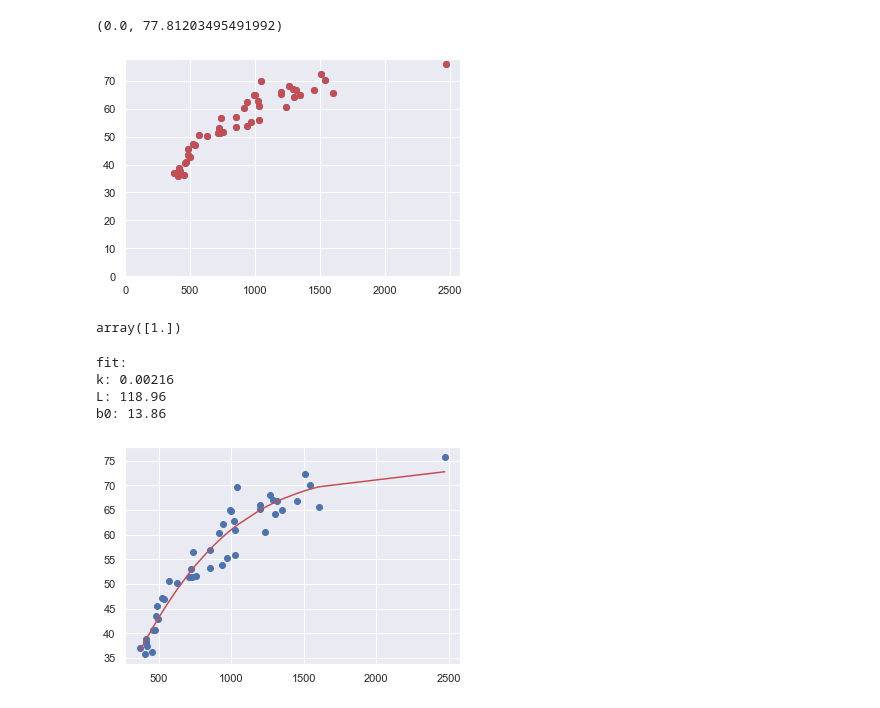
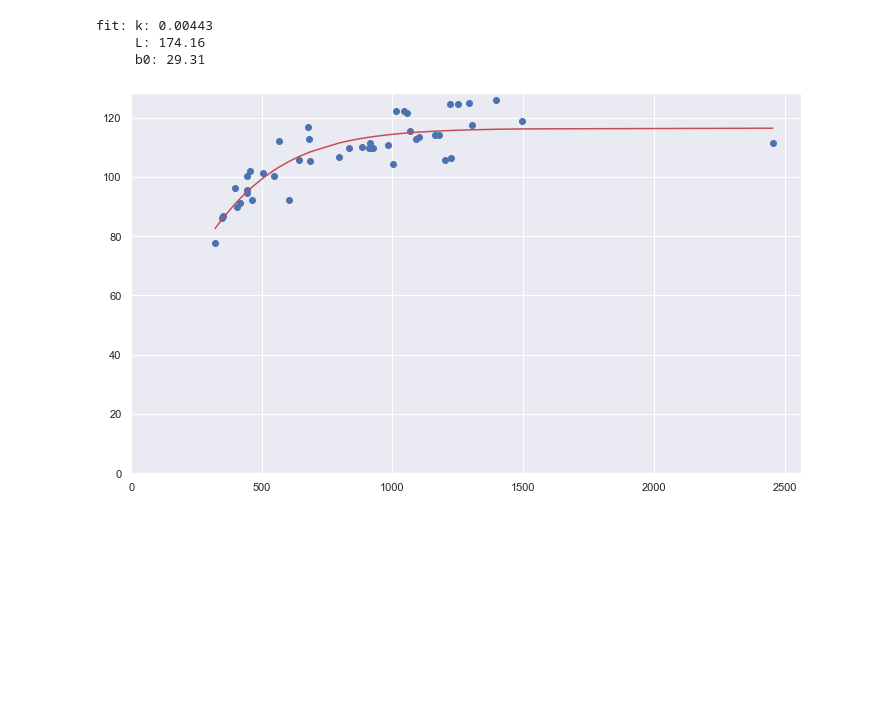
Before and after one commit to samuelshoun/hz_EUR_estimation, a Jupyter notebook: regression.ipynb, the cells around one changed output. Cells and saved outputs as stored; diff of their text form; code cells hidden in the pictures; blank space fills up the shorter version.

Commit message:
add log cost function, separate RFR nb, add markup

```diff
--- a/regression.ipynb
+++ b/regression.ipynb
@@ -94,0 +99,18 @@ plt.ylim(0,5)
+# %%
+k = 0.0025 # sigmoid exponent
+L = 120    # sigmoid asymptote
+b0 = 60    # sigmoid intercept
+
+# population function
+# this is out underlying (synthetic) EUR/ft relationship
+def mod_sig(spacing, k, L, b0):
+    return L / (1 + np.exp(-k * (spacing - 0))) - L/2 + b0
+
+# We expect error in EUR/ft to be lognormally distributed for a given state of
+# the determinants we examine. So we define a cost function that allows the curve_fit
+# algorithm to measure error against the log of EUR/ft, while still allowing us to
+# choose constraints for the algorithm which fit our intuitive understanding (linear
+# space) of the reservoir & the data.
+
+def cost(spacing, k, L, b0):
+    return np.log(mod_sig(spacing, k, L, b0))
@@ -94,0 +119,11 @@ plt.ylim(0,5)
+# %%
+df['eur_per_ft'] = df.apply(lambda x: mod_sig(x['spacing'], k, L, b0), axis=1)
+df['eur_per_ft'] = (1 - ((df['compl_sd_conc'] - 40) / 40) * (.08/.25)) * df['eur_per_ft']
+
+eur_noise = np.random.lognormal(sigma=np.std(df['eur_per_ft']) / 10, size=len(df))
+
+df['eur_per_ft'] = df['eur_per_ft'] + eur_noise
+
+df = df.sort_values('spacing')
+
+df
@@ -168,13 +155,0 @@ df_compare
-# %%
-plt.scatter(x=df_compare['spacing'], y=df_compare['eur_per_ft'])
-plt.scatter(df_compare['spacing'], df_compare['pred'], c='r')
-
-plt.xlim(0,)
-plt.ylim(0,)
-# %% [output]
-(0.0, 77.81203495491992)
-[figure, removed]
-# %%
-regr.feature_importances_
-# %% [output]
-array([1.])
@@ -183,16 +156,19 @@ from scipy.optimize import curve_fit
 # %%
-popt, _ = curve_fit(mod_sig, df['spacing'].values, df['eur_per_ft'].values,
-                   bounds=([0, 70, 0], [.1, 200, 35]))
+y = np.array(df['eur_per_ft'].values)
+x = df['spacing'].values
 
-popt
+popt, _ = curve_fit(cost, x, np.log(y),
+                   bounds=([0, 70, 0], [.1, 200, 100]))
 
-plt.scatter(x=df['spacing'], y=df['eur_per_ft'])
-plt.plot(df['spacing'], mod_sig(df['spacing'], *popt), color='r')
+plt.scatter(x=x, y=y)
+plt.plot(x, mod_sig(x, *popt), color='r')
 
-print('fit: \nk: %1.5f \nL: %1.2f \nb0: %1.2f' % tuple(popt))
+plt.xlim(0,)
+plt.ylim(0,)
+
+print('fit: k: %1.5f \n     L: %1.2f \n     b0: %1.2f' % tuple(popt))
 # %% [output]
-fit:
-k: 0.00216
-L: 118.96
-b0: 13.86
+fit: k: 0.00443
+     L: 174.16
+     b0: 29.31
-[figure, old version]
+[figure, new version]
```
Also changed, not shown: parts of 17 cells of this notebook.
